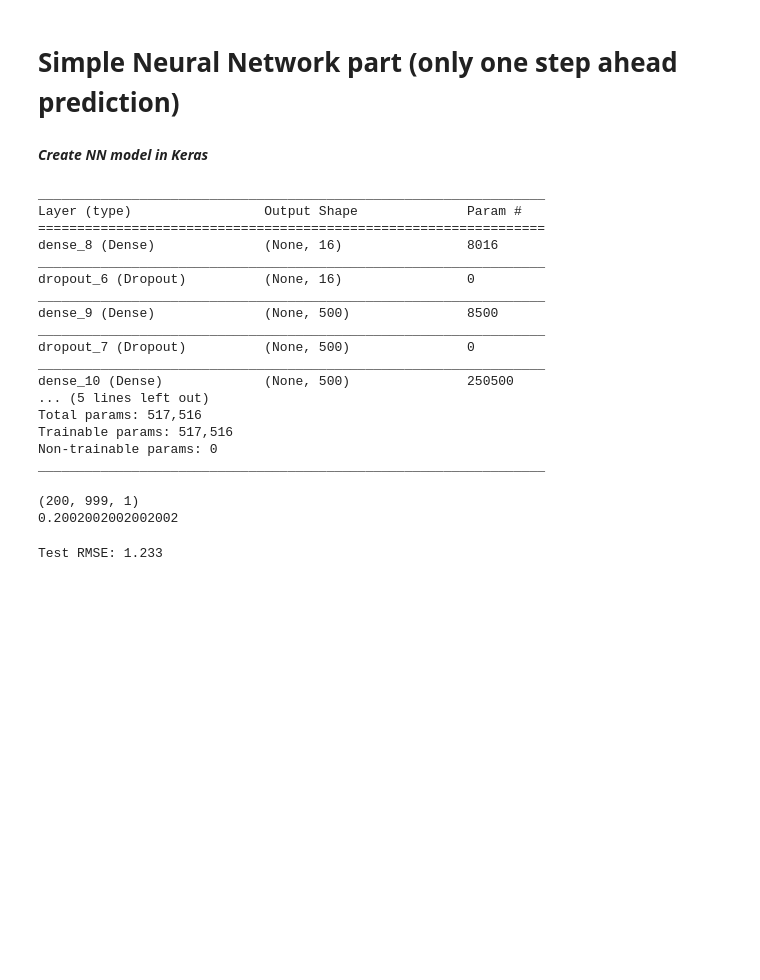
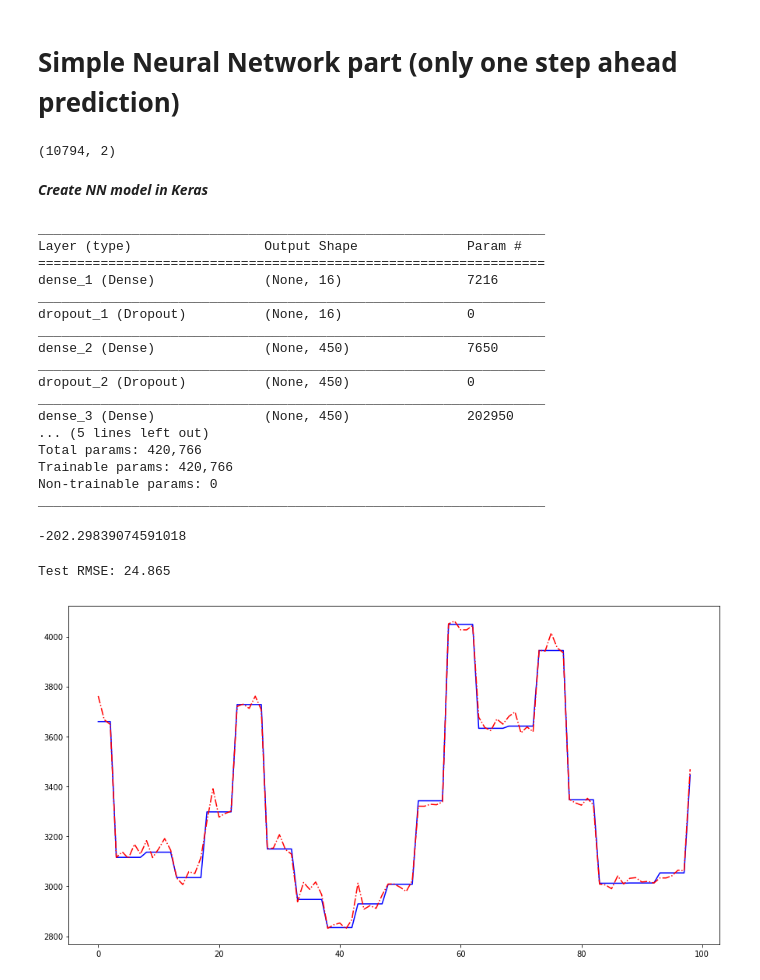
Before and after one commit to misliwin/SDN_prediction, a Jupyter notebook: SDN_detect anomaly.ipynb, the cells around one changed output. Cells and saved outputs as stored; diff of their text form; code cells hidden in the pictures; blank space fills up the shorter version.

```diff
--- a/SDN_detect anomaly.ipynb
+++ b/SDN_detect anomaly.ipynb
@@ -185,7 +185,7 @@ class Prediction:
 ***Load the data***
 Preprocessed data will be stored in wd.resampled
 # %%
-npzfile = np.load("/home/misliwin/Desktop/sdn/SDN_data_preprocessing_simple_NN_with_data/test_data.npz")
+npzfile = np.load("/home/misliwin/Desktop/sdn/SDN_data_preprocessing_simple_NN_with_data/test_data_2.npz")
 npzfile['arr_0']
 X_test_complete = npzfile['arr_0']
 Y_test_complete = npzfile['arr_1']
@@ -243,12 +243,16 @@ diff_values = difference(series, 1)
 supervised = timeseries_to_supervised(diff_values, 1)
 supervised_values = supervised.values
 
+print(np.shape(supervised_values))
+
 # split data into train and test-sets
 train, test = supervised_values[0:-2000], supervised_values[-2000:]
 
 # transform the scale of the data
 scaler, train_scaled, test_scaled = scale(train, test)
-range_size = 500
+range_size = 450
+# %% [output]
+(10794, 2)
 # %% [markdown]
 ***Create NN model in Keras***
 # %%
@@ -256,24 +260,24 @@ from keras.layers import Dropout
 from keras.constraints import maxnorm
 from keras.models import load_model
 
-model = load_model('/home/misliwin/Desktop/sdn/SDN_data_preprocessing_simple_NN_with_data/SDN_model.h5')
+model = load_model('/home/misliwin/Desktop/sdn/SDN_data_preprocessing_simple_NN_with_data/SDN_model_30min.h5')
 model.summary()
 # %% [output]
 _________________________________________________________________
 Layer (type)                 Output Shape              Param #
 =================================================================
-dense_8 (Dense)              (None, 16)                8016
+dense_1 (Dense)              (None, 16)                7216
 _________________________________________________________________
-dropout_6 (Dropout)          (None, 16)                0
+dropout_1 (Dropout)          (None, 16)                0
 _________________________________________________________________
-dense_9 (Dense)              (None, 500)               8500
+dense_2 (Dense)              (None, 450)               7650
 _________________________________________________________________
-dropout_7 (Dropout)          (None, 500)               0
+dropout_2 (Dropout)          (None, 450)               0
 _________________________________________________________________
-dense_10 (Dense)             (None, 500)               250500
+dense_3 (Dense)              (None, 450)               202950
 ... (5 lines left out)
-Total params: 517,516
-Trainable params: 517,516
+Total params: 420,766
+Trainable params: 420,766
 Non-trainable params: 0
 _________________________________________________________________
 # %%
@@ -313,15 +317,18 @@ upper_bound = 0.8
 
 low = np.quantile(pred_array, lower_bound)
 upp = np.quantile(pred_array, upper_bound)
+
+
+diff = np.mean(series[-2000+2*range_size+1:-1]) - np.mean(pred[1:])
+pred = pred + diff
 # %% [output]
-(200, 999, 1)
-0.2002002002002002
+-202.29839074591018
 # %%
 # performance
 rmse = np.sqrt(mean_squared_error(series[-2000+2*range_size+1:-1], pred[1:]))
 print('Test RMSE: %.3f' % rmse)
 # %% [output]
-Test RMSE: 1.233
+Test RMSE: 24.865
 # %%
 def select_threshold(y_val, p_val):
     step_size = (np.max(p_val) - np.min(p_val)) / 1000
@@ -352,13 +359,19 @@ for i,item in enumerate(pred[1:]):
     #print(diff)
 # %%
 plot = 0
+
+plt.figure(figsize=(15,8))
+plt.plot(series[-2000+2*range_size+1:-1][1:100], 'b')
+plt.plot(pred[1:][1:100], 'r-.') # predicted mean values
 if plot:
     plt.figure(figsize=(15,8))
     plt.plot(series[-2000+2*range_size+1:-1], 'b')
-    plt.plot(pred[1:], 'g-.') # predicted mean values
-    plt.plot(low*np.ones(len(pred[1:])), 'r') # predicted mean values
-    plt.plot(upp*np.ones(len(pred[1:])), 'r') # predicted mean values
+    plt.plot(pred[1:], 'r-.') # predicted mean values
+    #plt.plot(low*np.ones(len(pred[1:])), 'r') # predicted mean values
+    #plt.plot(upp*np.ones(len(pred[1:])), 'r') # predicted mean values
 
 #plt.plot(pred_array[1:]*1.1, 'r')
 #plt.plot(pred_array[1:]*0.1, 'r')
 #plt.fill_between(x = range(1999), y1 = p[1:]+u[1:], y2=p[1:]-u[1:]) # predicted uncertanity interval
+# %% [output]
+[figure, added]
```
Also changed, not shown: 5 other files.
